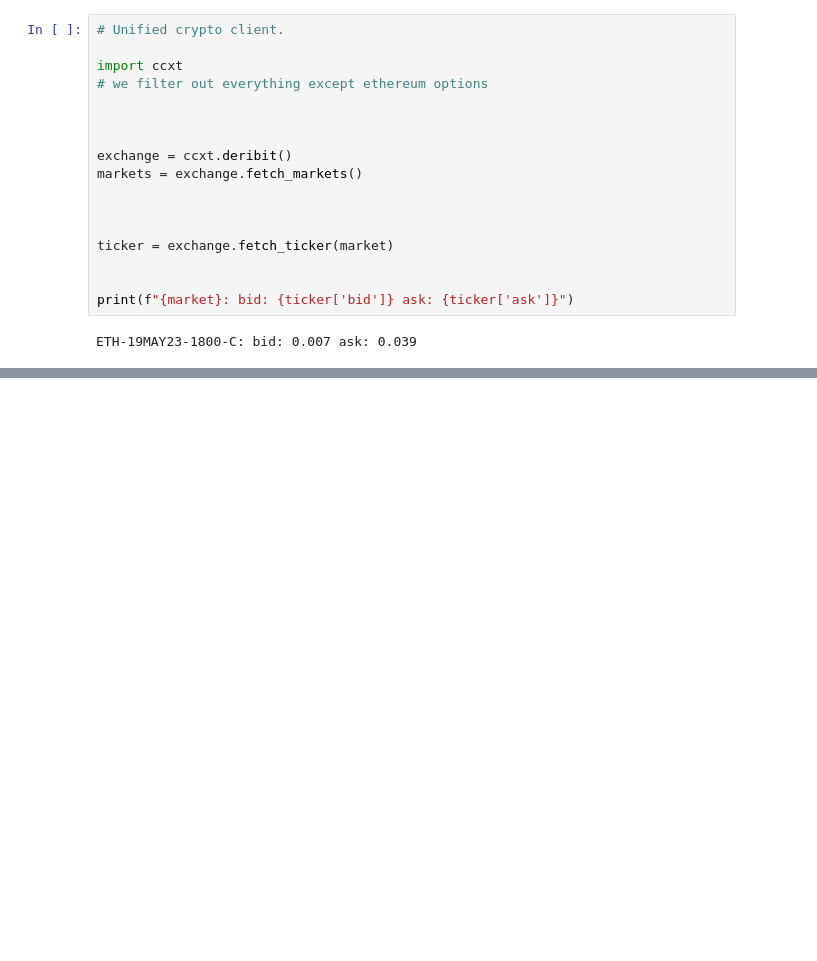
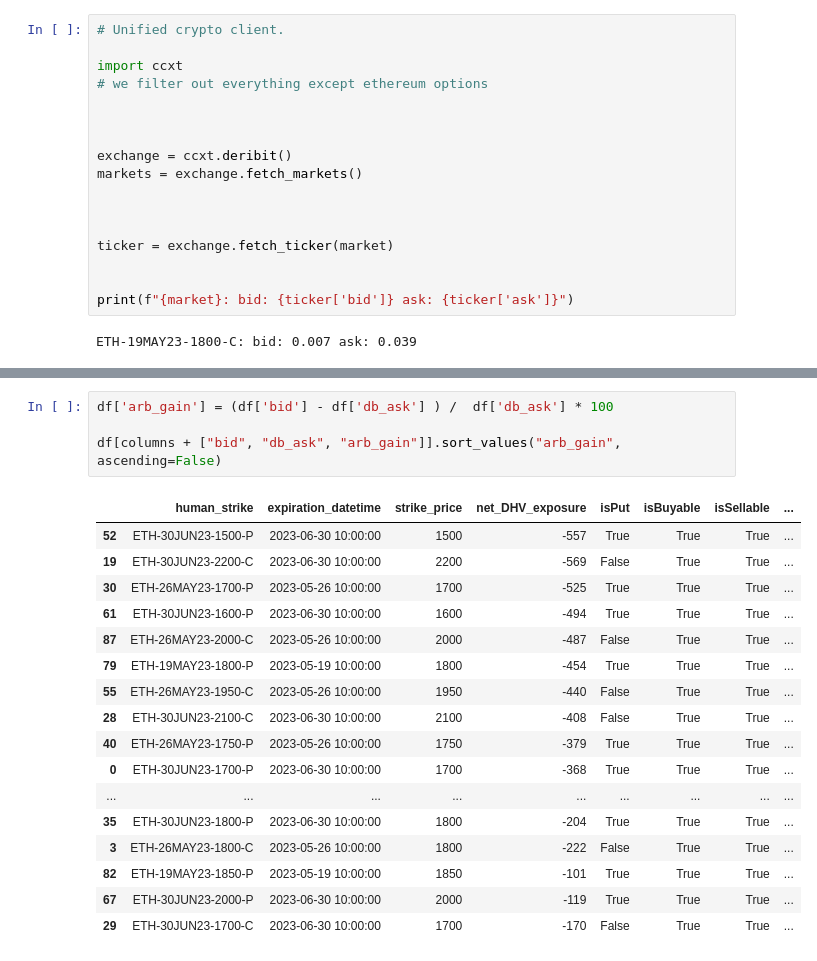
Before and after one commit to 8ball030/rysk_explorations, a Jupyter notebook: Rysk Data Retrieval.ipynb, the cells around one changed output, grey strips where cells are left out. Saved outputs shown, nothing was run; the diff lists cells and outputs as text; blank space fills up the shorter version.

```diff
--- a/Rysk Data Retrieval.ipynb
+++ b/Rysk Data Retrieval.ipynb
@@ -474,0 +432,22 @@ df
+# %%
+df['arb_gain'] = (df['bid'] - df['db_ask'] ) /  df['db_ask'] * 100
+
+df[columns + ["bid", "db_ask", "arb_gain"]].sort_values("arb_gain", ascending=False)
+# %% [output]
+|  | human_strike | expiration_datetime | strike_price | net_DHV_exposure | isPut | isBuyable | isSellable | ... |
+| 52 | ETH-30JUN23-1500-P | 2023-06-30 10:00:00 | 1500 | -557 | True | True | True | ... |
+| 19 | ETH-30JUN23-2200-C | 2023-06-30 10:00:00 | 2200 | -569 | False | True | True | ... |
+| 30 | ETH-26MAY23-1700-P | 2023-05-26 10:00:00 | 1700 | -525 | True | True | True | ... |
+| 61 | ETH-30JUN23-1600-P | 2023-06-30 10:00:00 | 1600 | -494 | True | True | True | ... |
+| 87 | ETH-26MAY23-2000-C | 2023-05-26 10:00:00 | 2000 | -487 | False | True | True | ... |
+| 79 | ETH-19MAY23-1800-P | 2023-05-19 10:00:00 | 1800 | -454 | True | True | True | ... |
+| 55 | ETH-26MAY23-1950-C | 2023-05-26 10:00:00 | 1950 | -440 | False | True | True | ... |
+| 28 | ETH-30JUN23-2100-C | 2023-06-30 10:00:00 | 2100 | -408 | False | True | True | ... |
+| 40 | ETH-26MAY23-1750-P | 2023-05-26 10:00:00 | 1750 | -379 | True | True | True | ... |
+| 0 | ETH-30JUN23-1700-P | 2023-06-30 10:00:00 | 1700 | -368 | True | True | True | ... |
+| ... | ... | ... | ... | ... | ... | ... | ... | ... |
+| 35 | ETH-30JUN23-1800-P | 2023-06-30 10:00:00 | 1800 | -204 | True | True | True | ... |
+| 3 | ETH-26MAY23-1800-C | 2023-05-26 10:00:00 | 1800 | -222 | False | True | True | ... |
+| 82 | ETH-19MAY23-1850-P | 2023-05-19 10:00:00 | 1850 | -101 | True | True | True | ... |
+| 67 | ETH-30JUN23-2000-P | 2023-06-30 10:00:00 | 2000 | -119 | True | True | True | ... |
+| 29 | ETH-30JUN23-1700-C | 2023-06-30 10:00:00 | 1700 | -170 | False | True | True | ... |
```
Also changed, not shown: parts of 4 cells of this notebook.
